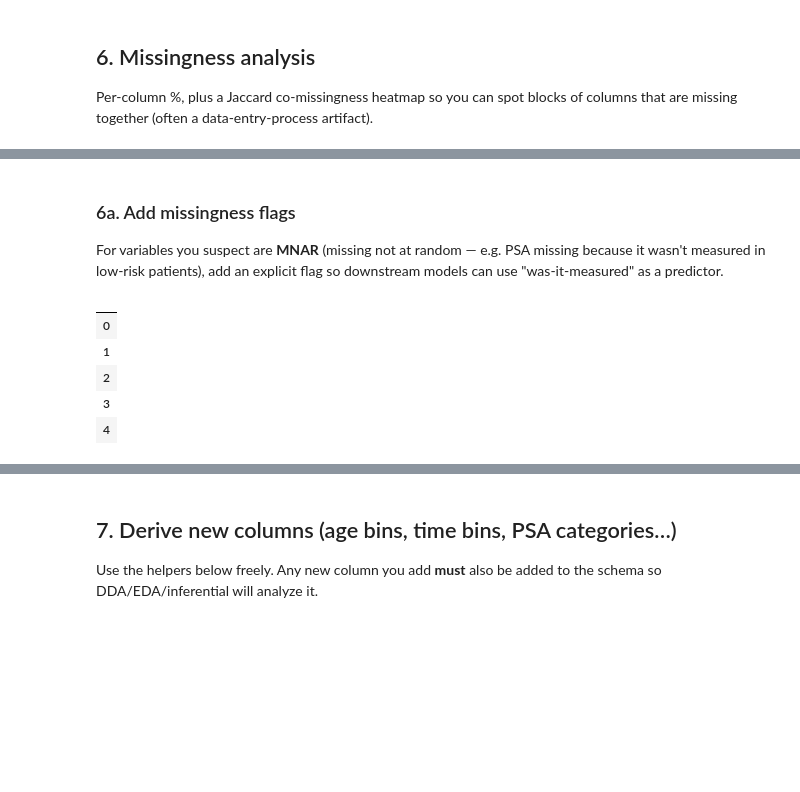
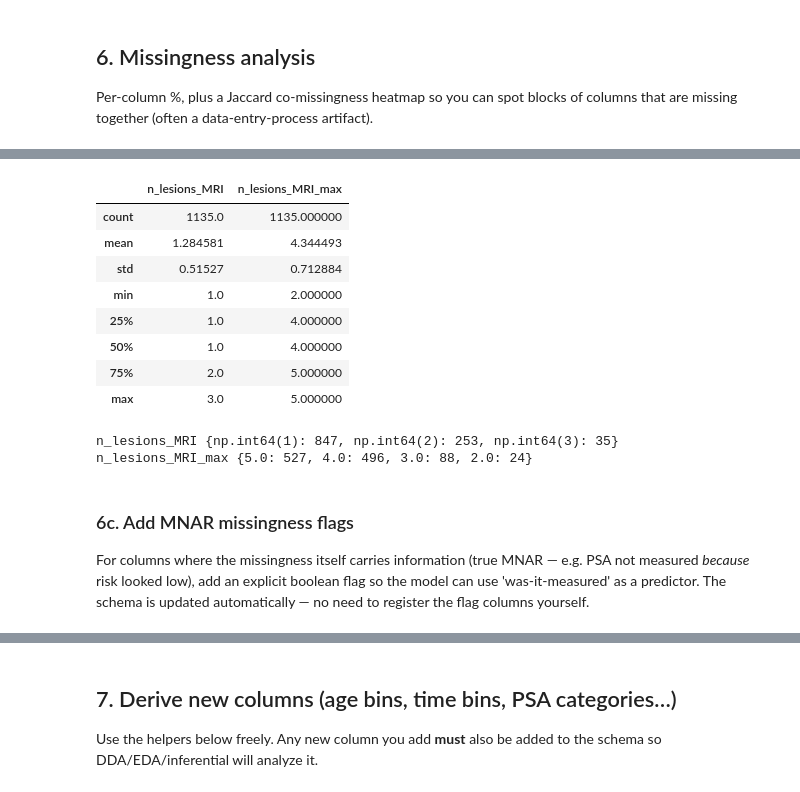
Before and after one commit to DrAndrushka/RPE_petijums, a Jupyter notebook: v2_RPE_notebook.ipynb, the cells around one changed output, grey strips where cells are left out. Saved outputs shown, nothing was run; the diff lists cells and outputs as text; code cells hidden in the pictures; blank space fills up the shorter version.

```diff
--- a/RPE_notebook.ipynb
+++ b/v2_RPE_notebook.ipynb
@@ -305,24 +441,27 @@ missing_summary
+# %%
+# Sanity check — verify the new derived columns look right
+derived = [g for g in STRUCTURAL_GROUPS] + [f'{g}_max' for g in STRUCTURAL_GROUPS]
+derived = [c for c in derived if c in df.columns]
+if derived:
+    display(df[derived].describe(include='all'))
+    for c in derived:
+        print(c, df[c].value_counts(dropna=False).to_dict())
+# %% [output]
+|  | n_lesions_MRI | n_lesions_MRI_max |
+| count | 1135.0 | 1135.000000 |
+| mean | 1.284581 | 4.344493 |
+| std | 0.51527 | 0.712884 |
+| min | 1.0 | 2.000000 |
+| 25% | 1.0 | 4.000000 |
+| 50% | 1.0 | 4.000000 |
+| 75% | 2.0 | 5.000000 |
+| max | 3.0 | 5.000000 |
+n_lesions_MRI {np.int64(1): 847, np.int64(2): 253, np.int64(3): 35}
+n_lesions_MRI_max {5.0: 527, 4.0: 496, 3.0: 88, 2.0: 24}
 # %% [markdown]
-### 6a. Add missingness flags
+### 6c. Add MNAR missingness flags
 
-For variables you suspect are **MNAR** (missing not at random — e.g. PSA missing
-because it wasn't measured in low-risk patients), add an explicit flag so
-downstream models can use "was-it-measured" as a predictor.
+For columns where the missingness itself carries information (true MNAR — e.g.
+PSA not measured *because* risk looked low), add an explicit boolean flag so
+the model can use 'was-it-measured' as a predictor. The schema is updated
+automatically — no need to register the flag columns yourself.
-# %%
-MNAR_COLS = []   # e.g. ['preop_PSA', 'PSA_density']
-df = add_missing_flags(df, MNAR_COLS)
-
-# The new flag columns need to be in the schema. They're booleans:
-for c in MNAR_COLS:
-    flag = f"{c}_missing"
-    if flag in df.columns and flag not in schema:
-        schema[flag] = ColSpec(name=flag, kind='binary')
-
-df.filter(like='_missing').head()
-# %% [output]
-|  |
-| 0 |
-| 1 |
-| 2 |
-| 3 |
-| 4 |
```
Also changed, not shown: parts of 11 cells of this notebook, 7 other files.
